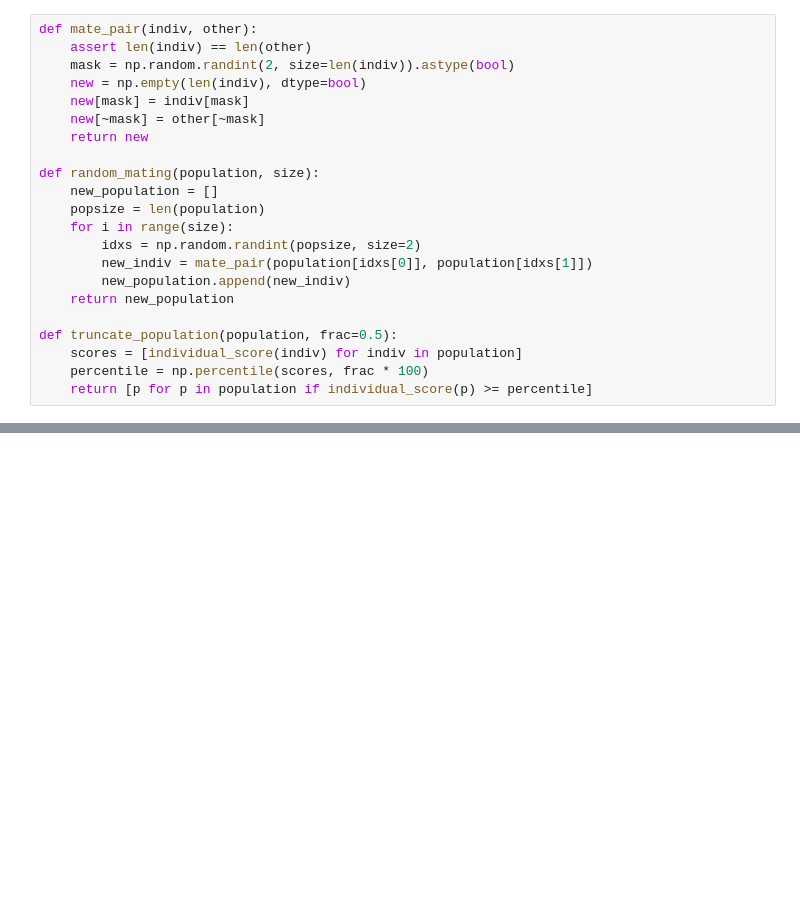
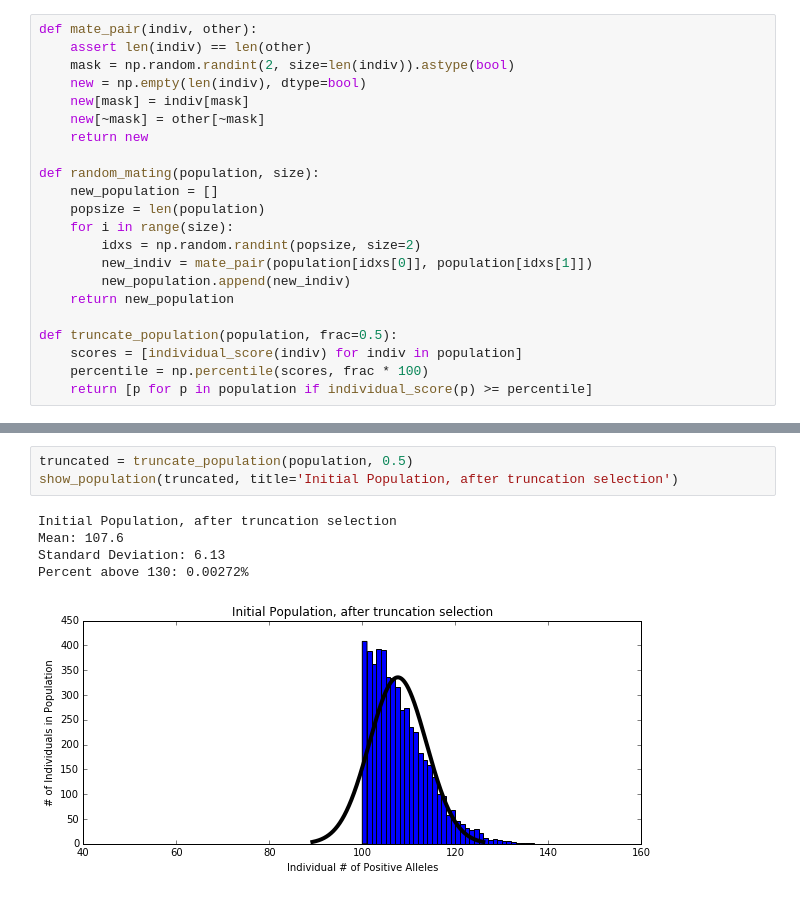
Before and after one commit to caethan/quant_genetics, a Jupyter notebook: Simple simulation.ipynb, the cells around one changed output, grey strips where cells are left out. Cells and saved outputs as stored; diff of their text form; blank space fills up the shorter version.

```diff
--- a/Simple simulation.ipynb
+++ b/Simple simulation.ipynb
@@ -95,0 +64,9 @@ print(np.sum(new_scores > 130))
+# %%
+truncated = truncate_population(population, 0.5)
+show_population(truncated, title='Initial Population, after truncation selection')
+# %% [output]
+Initial Population, after truncation selection
+Mean: 107.6
+Standard Deviation: 6.13
+Percent above 130: 0.00272%
+[figure, added]
```
Also changed, not shown: parts of 12 cells of this notebook.
